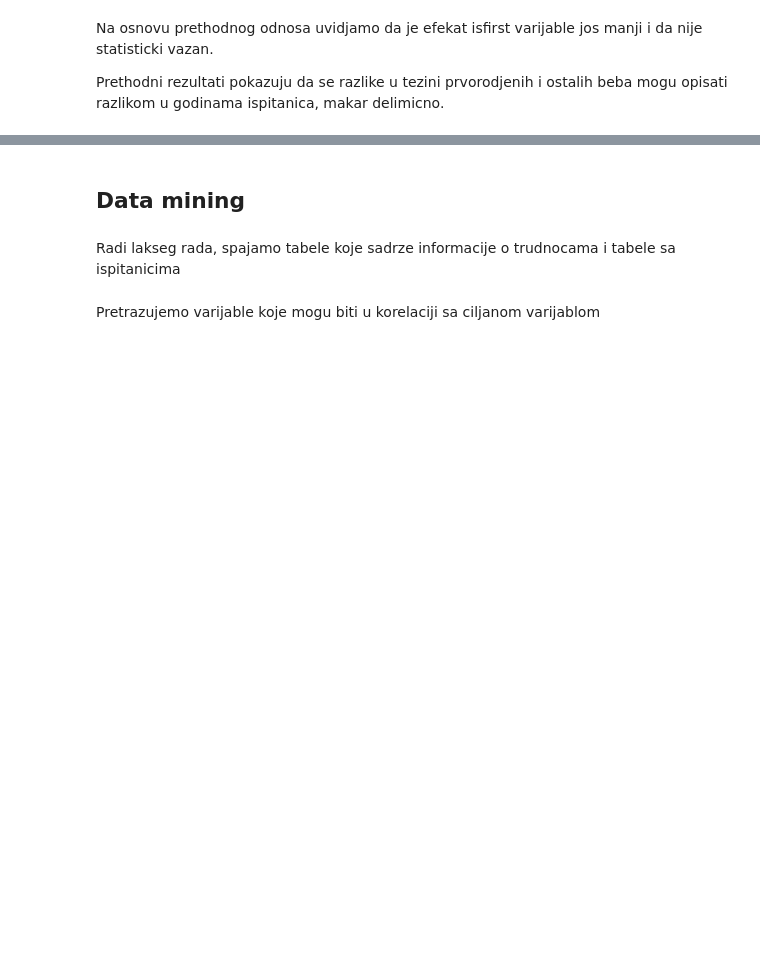
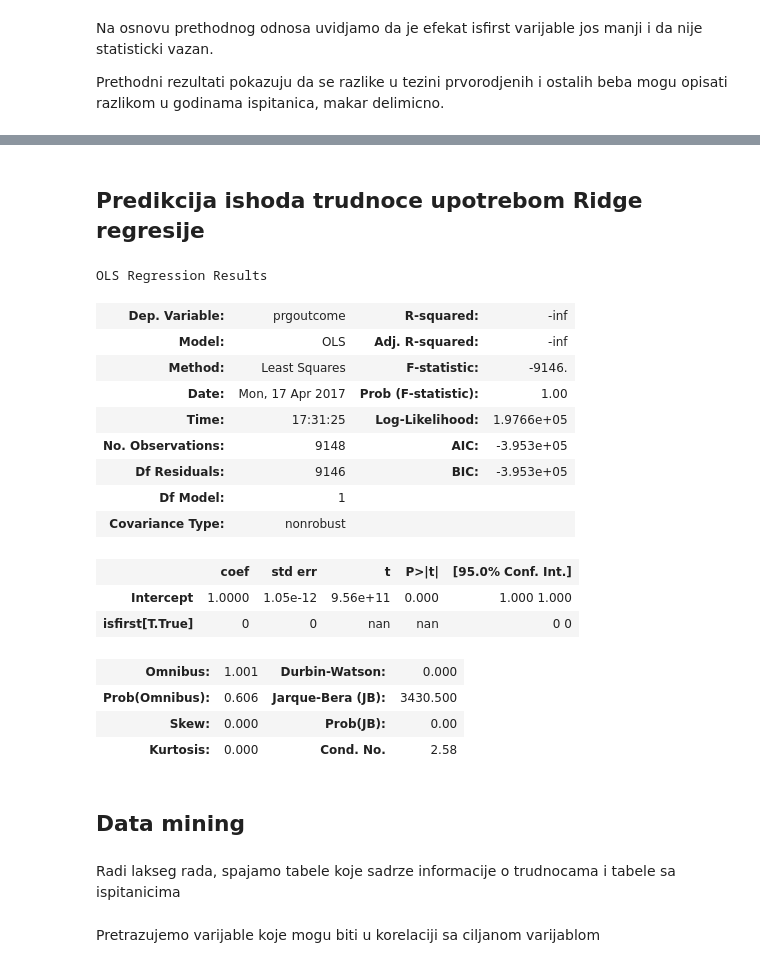
Before and after one commit to GavriloDrljaca/SIAP, a Jupyter notebook: SiapProject/Regresion.ipynb, the cells around one changed output, grey strips where cells are left out. Cells and saved outputs as stored; diff of their text form; code cells hidden in the pictures; blank space fills up the shorter version.

```diff
--- a/SiapProject/Regresion.ipynb
+++ b/SiapProject/Regresion.ipynb
@@ -164,3 +246,28 @@ Prethodni rezultati pokazuju da se razlike u tezini prvorodjenih i ostalih beba
+# %% [markdown]
+## Predikcija ishoda trudnoce upotrebom Ridge regresije
+# %%
+formula = 'prgoutcome ~ isfirst'
+results = smf.ols(formula, data=live).fit_regularized(method='coord_descent',
+                                    maxiter=1000, alpha=1e-10, L1_wt=1.0, start_params=None, cnvrg_tol=1e-08, zero_tol=1e-08)
+results.summary()
+# %% [output]
+OLS Regression Results
+| Dep. Variable: | prgoutcome | R-squared: | -inf |
+| Model: | OLS | Adj. R-squared: | -inf |
+| Method: | Least Squares | F-statistic: | -9146. |
+| Date: | Mon, 17 Apr 2017 | Prob (F-statistic): | 1.00 |
+| Time: | 17:31:25 | Log-Likelihood: | 1.9766e+05 |
+| No. Observations: | 9148 | AIC: | -3.953e+05 |
+| Df Residuals: | 9146 | BIC: | -3.953e+05 |
+| Df Model: | 1 |  |  |
+| Covariance Type: | nonrobust |  |  |
+|  | coef | std err | t | P>|t| | [95.0% Conf. Int.] |
+| Intercept | 1.0000 | 1.05e-12 | 9.56e+11 | 0.000 | 1.000 1.000 |
+| isfirst[T.True] | 0 | 0 | nan | nan | 0 0 |
+| Omnibus: | 1.001 | Durbin-Watson: | 0.000 |
+| Prob(Omnibus): | 0.606 | Jarque-Bera (JB): | 3430.500 |
+| Skew: | 0.000 | Prob(JB): | 0.00 |
+| Kurtosis: | 0.000 | Cond. No. | 2.58 |
 # %% [markdown]
 ## Data mining
 # %% [markdown]
```
Also changed, not shown: parts of 12 cells of this notebook, 5 other files.
